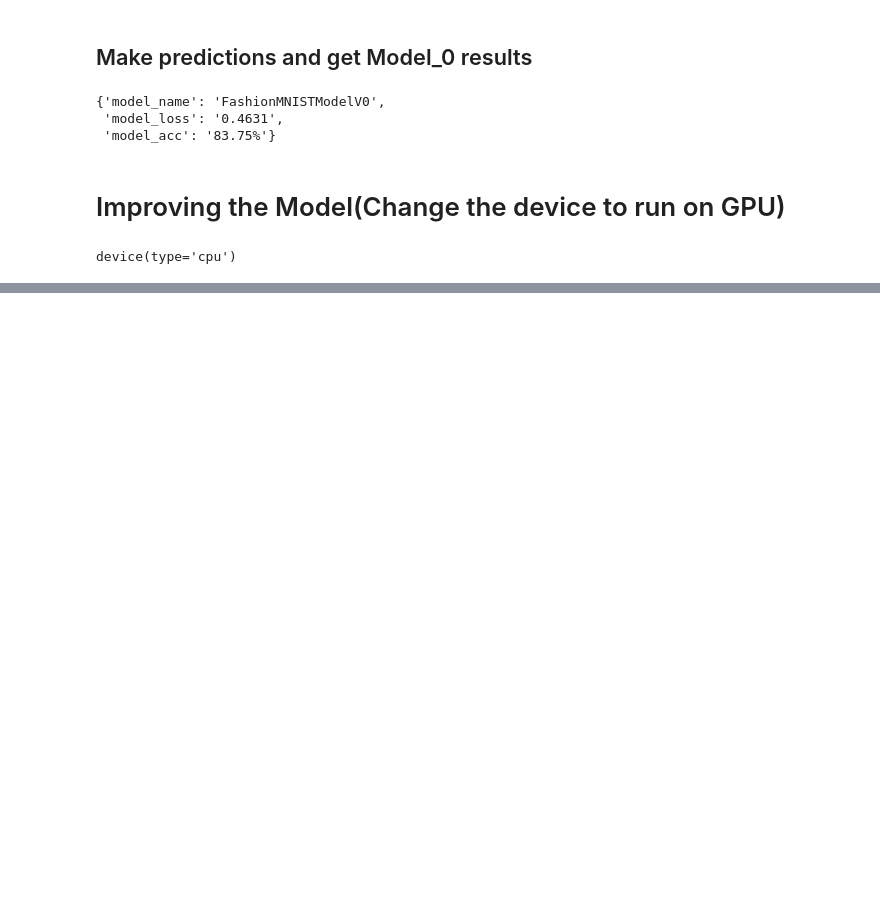
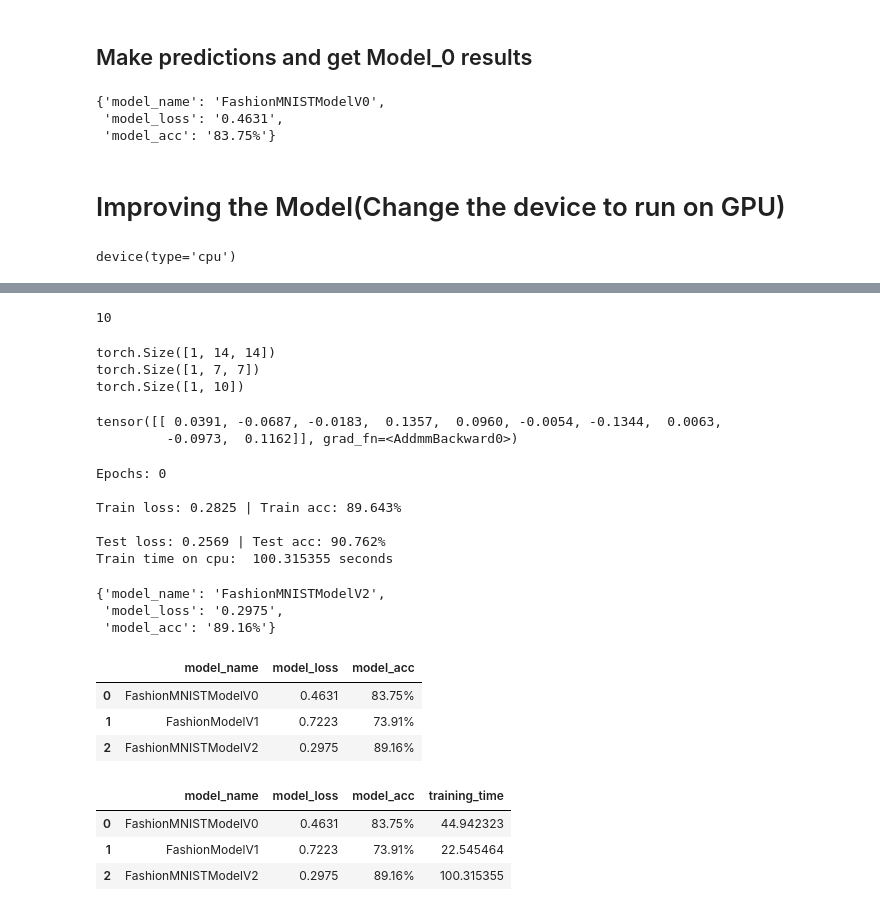
Before and after one commit to Hit07/ML-DL-Torch, a Jupyter notebook: Computer_Vision.ipynb, the cells around one changed output, grey strips where cells are left out. Cells and saved outputs as stored; diff of their text form; code cells hidden in the pictures; blank space fills up the shorter version.

```diff
--- a/Computer_Vision.ipynb
+++ b/Computer_Vision.ipynb
@@ -478,0 +578,15 @@ Train time on cpu:  22.929264 seconds
+# %%
+
+len(class_name)
+# %% [output]
+10
+# %%
+# Example to under what to mul with the hidden_units as in_features
+random_image = torch.randn(size=(1,28,28))
+model_2(random_image)
+# %% [output]
+torch.Size([1, 14, 14])
+torch.Size([1, 7, 7])
+torch.Size([1, 10])
+tensor([[ 0.0391, -0.0687, -0.0183,  0.1357,  0.0960, -0.0054, -0.1344,  0.0063,
+         -0.0973,  0.1162]], grad_fn=<AddmmBackward0>)
@@ -478,0 +598,45 @@ Train time on cpu:  22.929264 seconds
+# %%
+# Training and Testing
+
+torch.manual_seed(42)
+epochs = 1
+
+
+start_time_v2 = timer()
+for epoch in tqdm(range(epochs)):
+  print(f'Epochs: {epoch}')
+
+  train_step(model_2,train_dataloader,loss_fn,optimiser,accuracy_fn,device)
+  test_step(model_2,train_dataloader,loss_fn,accuracy_fn,device)
+
+end_time_v2 = timer()
+
+total_time_V2 = print_train_time(start_time_v2,end_time_v2,str(next(model_2.parameters()).device))
+# %% [output]
+Epochs: 0
+
+Train loss: 0.2825 | Train acc: 89.643%
+
+Test loss: 0.2569 | Test acc: 90.762%
+Train time on cpu:  100.315355 seconds
+# %%
+model_2_results = eval_model(model_2,
+                             test_dataloader,
+                             loss_fn,
+                             accuracy_fn)
+model_2_results
+# %% [output]
+{'model_name': 'FashionMNISTModelV2',
+ 'model_loss': '0.2975',
+ 'model_acc': '89.16%'}
+# %%
+import pandas as pd
+comparing_model_results = pd.DataFrame([model_0_results,
+                                        model_1_results,
+                                        model_2_results])
+comparing_model_results
+# %% [output]
+|  | model_name | model_loss | model_acc |
+| 0 | FashionMNISTModelV0 | 0.4631 | 83.75% |
+| 1 | FashionModelV1 | 0.7223 | 73.91% |
+| 2 | FashionMNISTModelV2 | 0.2975 | 89.16% |
@@ -478,0 +647,7 @@ Train time on cpu:  22.929264 seconds
+# %%
+comparing_model_results
+# %% [output]
+|  | model_name | model_loss | model_acc | training_time |
+| 0 | FashionMNISTModelV0 | 0.4631 | 83.75% | 44.942323 |
+| 1 | FashionModelV1 | 0.7223 | 73.91% | 22.545464 |
+| 2 | FashionMNISTModelV2 | 0.2975 | 89.16% | 100.315355 |
```
Also changed, not shown: parts of 14 cells of this notebook.
